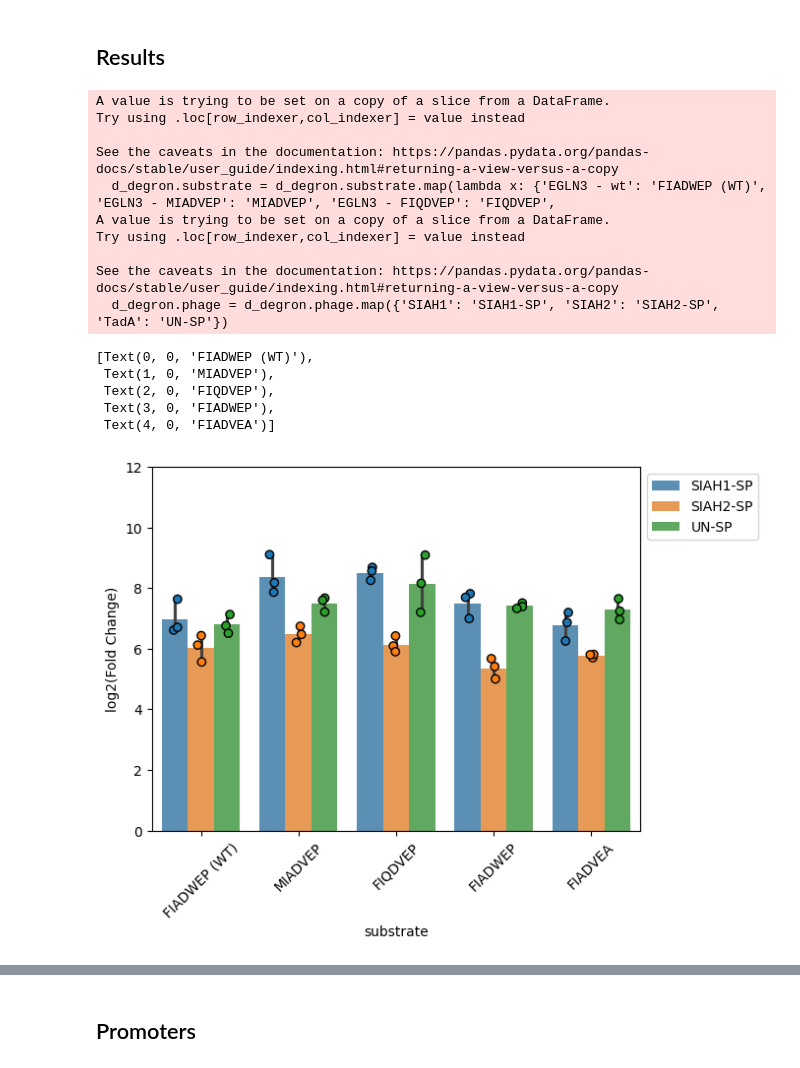
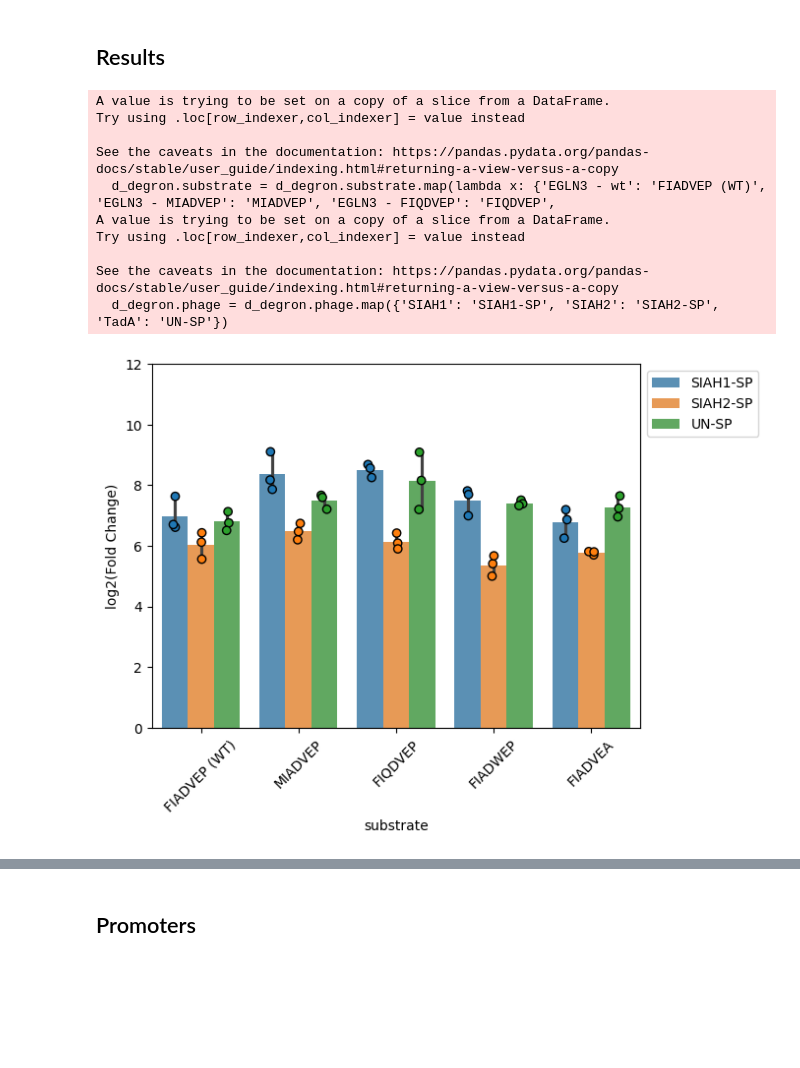
Before and after one commit to Student-Biolab-Zurich/idec2024-data-analysis, a Jupyter notebook: 20240820_logic_validation/20240820_analysis.ipynb, the cells around one changed output, grey strips where cells are left out. Saved outputs shown, nothing was run; the diff lists cells and outputs as text; code cells hidden in the pictures; blank space fills up the shorter version.

```diff
--- a/20240820_logic_validation/20240820_analysis.ipynb
+++ b/20240820_logic_validation/20240820_analysis.ipynb
@@ -30,13 +30,9 @@ def bars(df, **kwargs):
     return ax
 # %%
 import pandas as pd
-from google.colab import drive
-drive.mount('/content/drive')
-
 from pathlib import Path
-DRIVE_FOLDER = Path('/content/drive/Shared drives/Student Biolab Zurich/iDEC/iDEC 2024/Lab results/Phage Propagation Assays/20240820_logic_validation/')
 
 
-cts = pd.read_csv(DRIVE_FOLDER / '20240820_qPCR_iDEC.txt', sep='\t', header=1)[['Pos', 'Cp']]
-layout_plate1 = pd.read_excel(DRIVE_FOLDER / 'layout_plate1.xlsx', header=None)
-layout_plate2 = pd.read_excel(DRIVE_FOLDER / 'layout_plate2.xlsx', header=None)
+cts = pd.read_csv('20240820_qPCR_iDEC.txt', sep='\t', header=1)[['Pos', 'Cp']]
+layout_plate1 = pd.read_excel('layout_plate1.xlsx', header=None)
+layout_plate2 = pd.read_excel('layout_plate2.xlsx', header=None)
@@ -228,35 +222,31 @@ df
 # %%
 import seaborn as sns
 import matplotlib.pyplot as plt
 d_degron = df[df.substrate.isin({'EGLN3 - wt', 'EGLN3 - MIADVEP', 'EGLN3 - FIQDVEP', 'EGLN3 - FIADWEP', 'EGLN3 - FIADVEA'})]
-d_degron.substrate = d_degron.substrate.map(lambda x: {'EGLN3 - wt': 'FIADWEP (WT)',  'EGLN3 - MIADVEP': 'MIADVEP', 'EGLN3 - FIQDVEP': 'FIQDVEP',
+d_degron.substrate = d_degron.substrate.map(lambda x: {'EGLN3 - wt': 'FIADVEP (WT)',  'EGLN3 - MIADVEP': 'MIADVEP', 'EGLN3 - FIQDVEP': 'FIQDVEP',
                                                        'EGLN3 - FIADWEP': 'FIADWEP', 'EGLN3 - FIADVEA': 'FIADVEA'}.get(x, x)
                                                        )
 d_degron.phage = d_degron.phage.map({'SIAH1': 'SIAH1-SP', 'SIAH2': 'SIAH2-SP', 'TadA': 'UN-SP'})
 d_degron = d_degron.rename(columns={'fc_log2': 'log2(Fold Change)'})
 
 ax = bars(d_degron, x='substrate', y='log2(Fold Change)', hue='phage',
           hue_order=['SIAH1-SP', 'SIAH2-SP', 'UN-SP'],
-          order=['FIADWEP (WT)', 'MIADVEP', 'FIQDVEP', 'FIADWEP', 'FIADVEA'])
+          order=['FIADVEP (WT)', 'MIADVEP', 'FIQDVEP', 'FIADWEP', 'FIADVEA'])
 ax.set_ylim(0, 12)
 ax.set_xticklabels(ax.get_xticklabels(), rotation=45)
+plt.savefig('../figs/20240820_fig3.pdf', format='pdf')
 # %% [output]
 A value is trying to be set on a copy of a slice from a DataFrame.
 Try using .loc[row_indexer,col_indexer] = value instead
 
 See the caveats in the documentation: https://pandas.pydata.org/pandas-docs/stable/user_guide/indexing.html#returning-a-view-versus-a-copy
-  d_degron.substrate = d_degron.substrate.map(lambda x: {'EGLN3 - wt': 'FIADWEP (WT)',  'EGLN3 - MIADVEP': 'MIADVEP', 'EGLN3 - FIQDVEP': 'FIQDVEP',
+  d_degron.substrate = d_degron.substrate.map(lambda x: {'EGLN3 - wt': 'FIADVEP (WT)',  'EGLN3 - MIADVEP': 'MIADVEP', 'EGLN3 - FIQDVEP': 'FIQDVEP',
 A value is trying to be set on a copy of a slice from a DataFrame.
 Try using .loc[row_indexer,col_indexer] = value instead
 
 See the caveats in the documentation: https://pandas.pydata.org/pandas-docs/stable/user_guide/indexing.html#returning-a-view-versus-a-copy
   d_degron.phage = d_degron.phage.map({'SIAH1': 'SIAH1-SP', 'SIAH2': 'SIAH2-SP', 'TadA': 'UN-SP'})
-[Text(0, 0, 'FIADWEP (WT)'),
- Text(1, 0, 'MIADVEP'),
- Text(2, 0, 'FIQDVEP'),
- Text(3, 0, 'FIADWEP'),
- Text(4, 0, 'FIADVEA')]
-[figure, old version]
+[figure, new version]
 # %%
 _ = bars(df[(~df.substrate.isna()) & (df.substrate != 'asyn')], x='phage', y='fc', hue='substrate')
 # %% [output]
```
Also changed, not shown: parts of 11 cells of this notebook, 24 other files.
